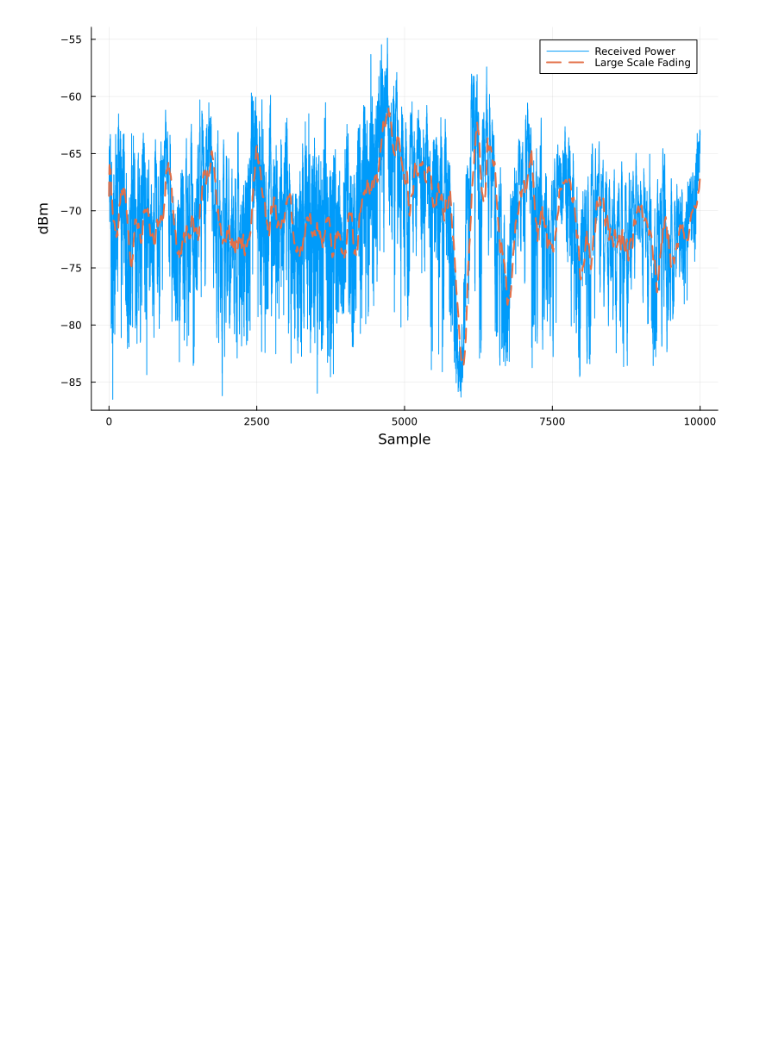
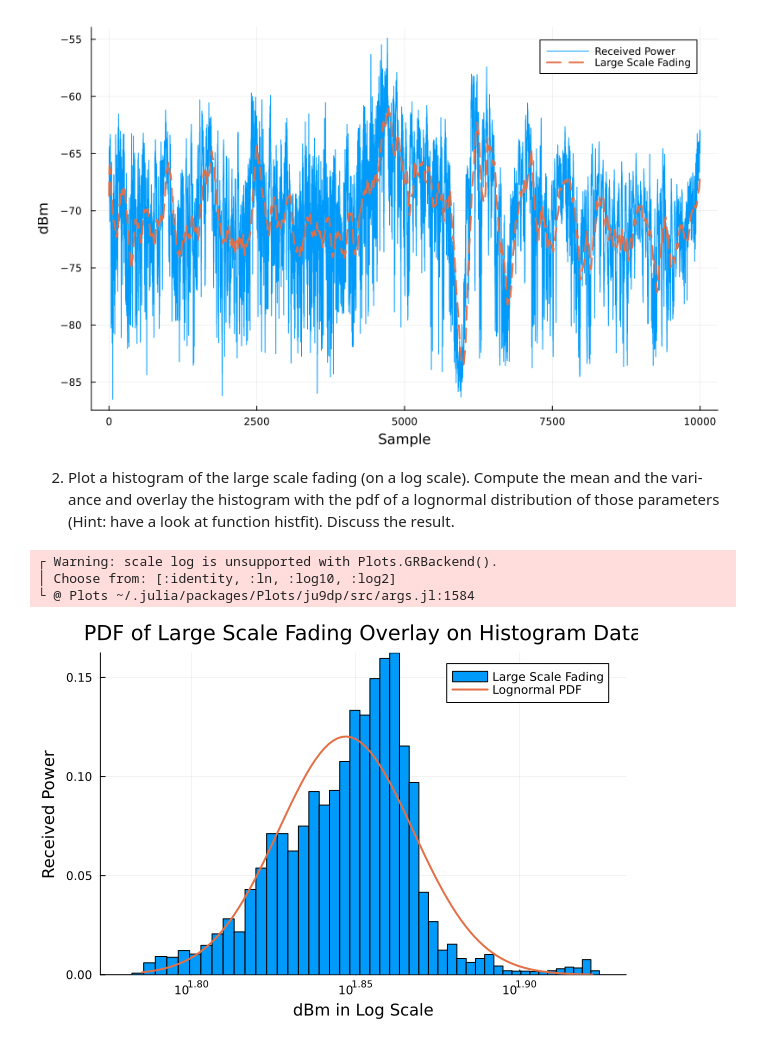
Before and after one commit to setrar/RADIO, a Jupyter notebook: Assignements/2/REPORT.ipynb, the cells around one changed output. Drawn from its saved outputs; the diff is of its cells as text; code cells hidden in the pictures; blank space fills up the shorter version.

```diff
--- a/Assignements/2/REPORT.ipynb
+++ b/Assignements/2/REPORT.ipynb
@@ -43,3 +43,31 @@ plot!(x
 )
 # %% [output]
 [figure]
+# %% [markdown]
+2. Plot a histogram of the large scale fading (on a log scale). Compute the mean and the vari- ance and overlay the histogram with the pdf of a lognormal
+distribution of those parameters (Hint: have a look at function histfit). Discuss the result.
+# %%
+using Plots
+using StatsBase
+using Distributions
+
+# Create histogram
+histogram(-x, bins=100, xscale=:log, normed=true, label="Large Scale Fading")
+
+# Fit lognormal distribution to data
+fit_lognormal = fit_mle(LogNormal, -x)
+
+# Overlay histogram with PDF of lognormal distribution
+x_values = exp.(range(log(minimum(-x)), log(maximum(-x)), length=100))
+pdf_lognormal = pdf(fit_lognormal, x_values)
+plot!(x_values, pdf_lognormal, linewidth=2, label="Lognormal PDF")
+
+# Add labels and title
+xlabel!("dBm in Log Scale")
+ylabel!("Received Power")
+title!("PDF of Large Scale Fading Overlay on Histogram Data")
+# %% [output]
+┌ Warning: scale log is unsupported with Plots.GRBackend().
+│ Choose from: [:identity, :ln, :log10, :log2]
+└ @ Plots ~/.julia/packages/Plots/ju9dp/src/args.jl:1584
+[figure, added]
```
